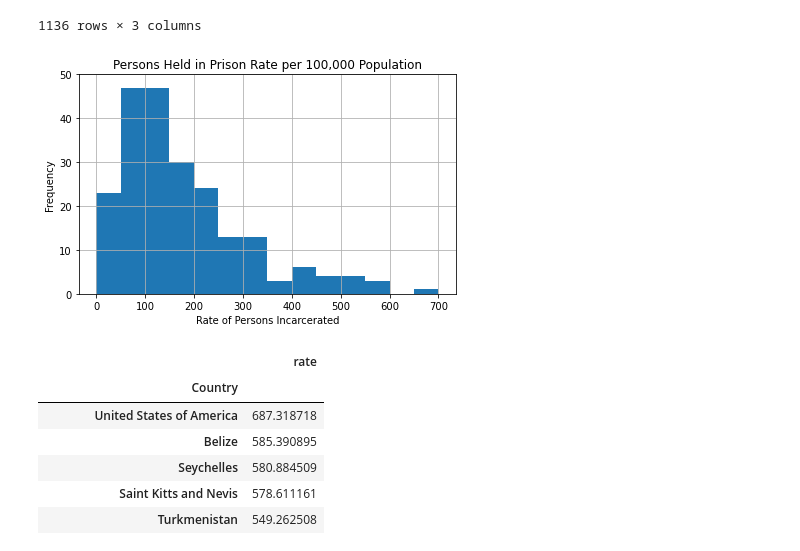
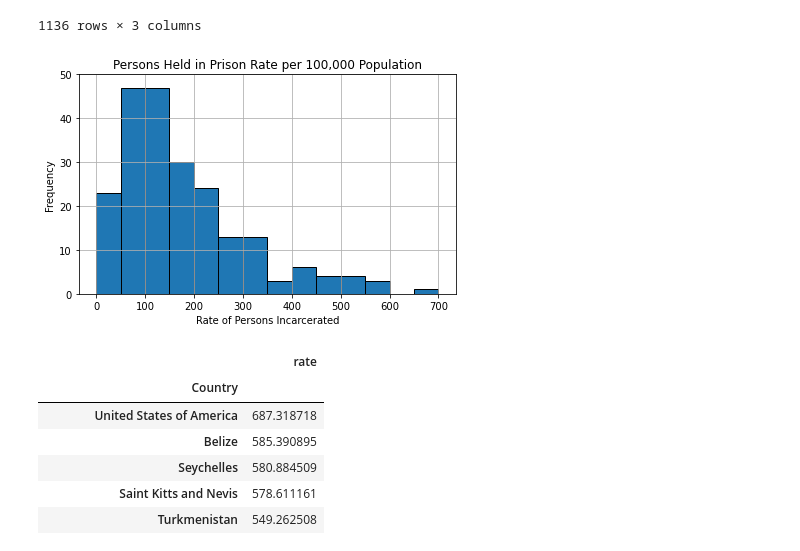
Before and after one commit to pamhinostroza/Project_1, a Jupyter notebook: Project_Main.ipynb, the cells around one changed output. Saved outputs shown, nothing was run; the diff lists cells and outputs as text; code cells hidden in the pictures.

```diff
--- a/Project_Main.ipynb
+++ b/Project_Main.ipynb
@@ -398,17 +398,17 @@ df_rate=df_rate.reset_index()
 df_rate=df_rate.set_index('Country')
 # %%
 bins=[0, 50, 100, 150, 200, 250, 300, 350, 400, 450, 500, 550, 600, 650, 700]
-df_rate['rate'].plot(kind='hist', bins=bins)
+df_rate['rate'].plot(kind='hist', edgecolor="black", bins=bins)
 plt.xlabel('Rate of Persons Incarcerated')
 plt.ylabel('Frequency')
 plt.title('Persons Held in Prison Rate per 100,000 Population')
 plt.yticks([0, 10, 20, 30, 40, 50])
 plt.tight_layout()
 plt.grid()
 plt.show
 plt.savefig('Output/histogram_persons_imprisoned.png')
 # %% [output]
-[figure, old version]
+[figure, new version]
 # %%
 top20_inc=df_rate.sort_values(by='rate',ascending=False)
 top20_inc=top20_inc.head(20)
```
Also changed, not shown: parts of 7 cells of this notebook, 10 other files.
